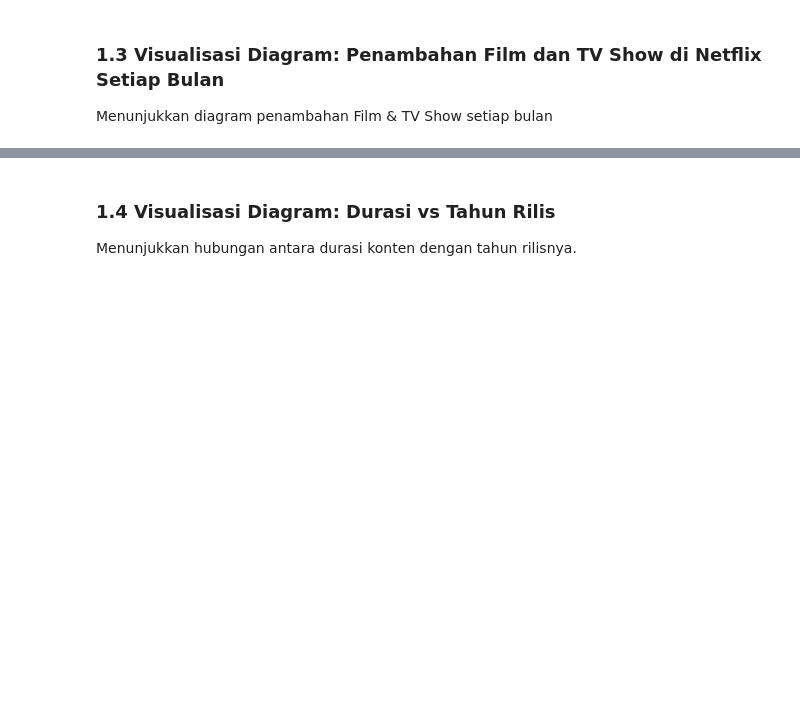
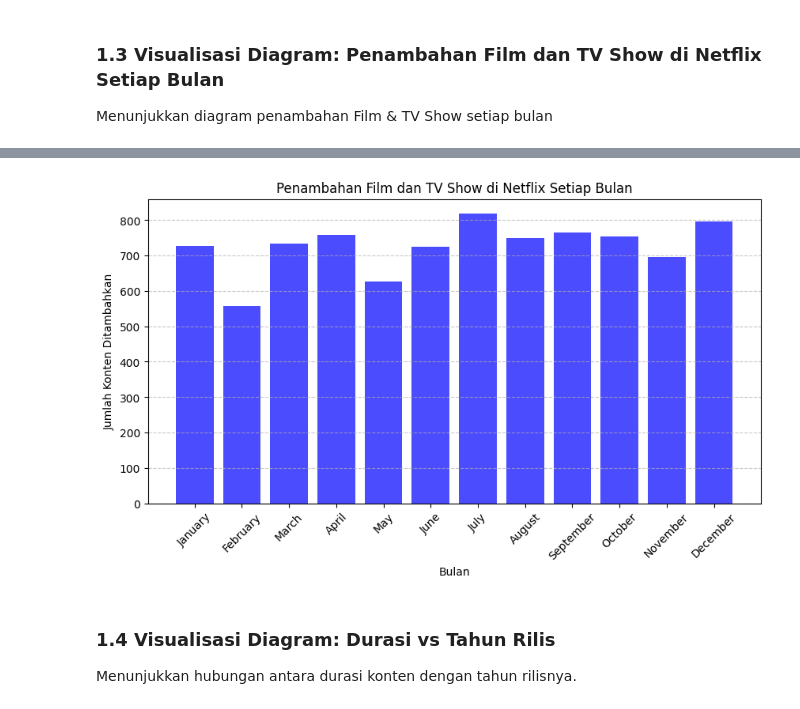
Before and after one commit to rassyz/UAS_AI_Rasyid-Abdul-Rauf, a Jupyter notebook: UAS_AI_Clustering.ipynb, the cells around one changed output, grey strips where cells are left out. Cells and saved outputs as stored; diff of their text form; code cells hidden in the pictures; blank space fills up the shorter version.

```diff
--- a/UAS_AI_Clustering.ipynb
+++ b/UAS_AI_Clustering.ipynb
@@ -149,29 +135,17 @@ months_order = [
 months_df['month'] = pd.Categorical(months_df['month'], categories=months_order, ordered=True)
 months_df = months_df.sort_values('month')
 
-# Membuat bar chart dengan Plotly
-fig = px.bar(
-    months_df, x="month", y="count", text_auto=True,
-    color="count", color_continuous_scale=["#0000FF", "#FFFF00"]
-)
+# Membuat bar chart dengan Matplotlib
+plt.figure(figsize=(10,5))
+plt.bar(months_df['month'], months_df['count'], color='blue', alpha=0.7)
 
-# Menyesuaikan layout
-fig.update_layout(
-    title={
-        'text': 'Penambahan Film dan TV Show di Netflix Setiap Bulan',
-        'y': 0.95,
-        'x': 0.5,
-        'xanchor': 'center',
-        'yanchor': 'top'
-    },
-    xaxis_title="Bulan",
-    yaxis_title="Jumlah Konten Ditambahkan",
-    autosize=False,
-    width=1000,
-    height=500,
-    showlegend=False
-)
+# Konfigurasi tampilan
+plt.xlabel("Bulan")
+plt.ylabel("Jumlah Konten Ditambahkan")
+plt.title("Penambahan Film dan TV Show di Netflix Setiap Bulan")
+plt.xticks(rotation=45)  # Rotasi label bulan agar lebih terbaca
+plt.grid(axis='y', linestyle='--', alpha=0.7)
 
 # Tampilkan grafik
-fig.show()
+plt.show()
 # %% [output]
@@ -179,3 +152,4 @@ fig.show()
+[figure, added]
 # %% [markdown]
 ### 1.4 Visualisasi Diagram: Durasi vs Tahun Rilis
 Menunjukkan hubungan antara durasi konten dengan tahun rilisnya.
```
Also changed, not shown: parts of 4 cells of this notebook.
